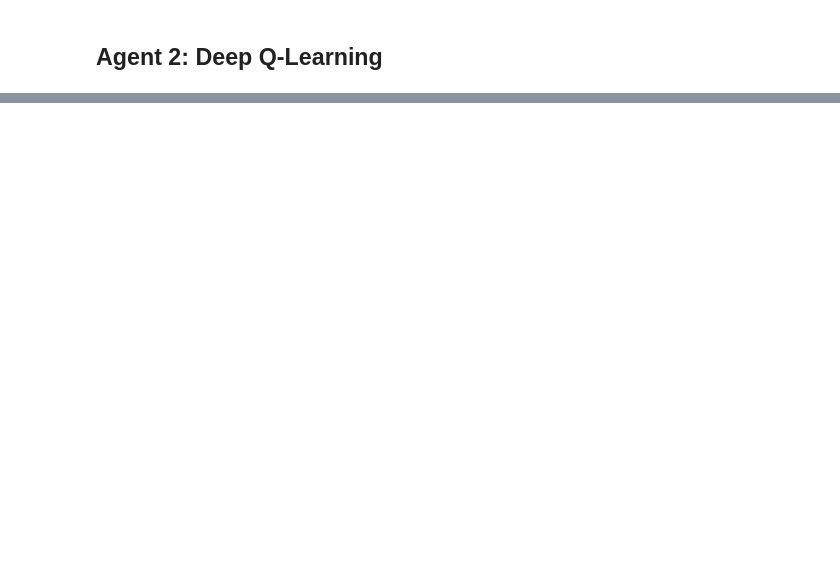
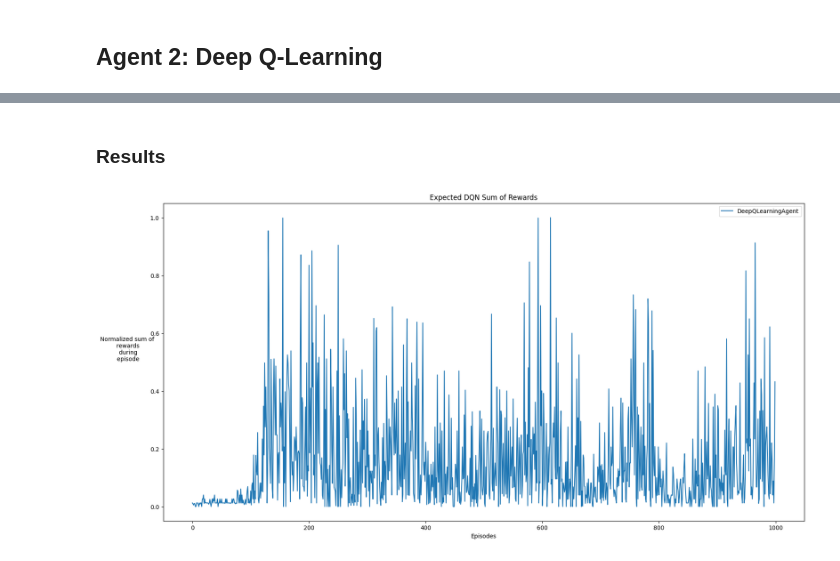
Before and after one commit to nicoboou/flappy-bird-rl, a Jupyter notebook: Text_Flappy_Bird.ipynb, the cells around one changed output, grey strips where cells are left out. Saved outputs shown, nothing was run; the diff lists cells and outputs as text; code cells hidden in the pictures; blank space fills up the shorter version.

```diff
--- a/Text_Flappy_Bird.ipynb
+++ b/Text_Flappy_Bird.ipynb
@@ -174,17 +156,2 @@ plot_policy(q)
 # %% [markdown]
 ## Agent 2: Deep Q-Learning
-# %%
-import math
-import random
-from collections import namedtuple, deque
-from itertools import count
-
-import torch
-import torch.nn as nn
-import torch.optim as optim
-import torch.nn.functional as F
-
-env = gym.make("CartPole-v1")
-
-# if gpu is to be used
-device = torch.device("cuda" if torch.cuda.is_available() else "cpu")
@@ -190,0 +162,7 @@ device = torch.device("cuda" if torch.cuda.is_available() else "cpu")
+# %%
+agent_info = config['DeepQLearningAgent']
+# %%
+dqn_agent = DeepQLearningAgent(env, agent_info)
+all_reward_sums[dqn_agent.__class__.__name__] = []
+all_state_visits[dqn_agent.__class__.__name__] = []
+all_scores[dqn_agent.__class__.__name__] = []
@@ -280,0 +173,2 @@ Congratulations! Now you have:
+# %%
+dqn_agent.train(all_reward_sums, all_state_visits, all_scores)
@@ -280,0 +203,6 @@ Congratulations! Now you have:
+# %% [markdown]
+### Results
+# %%
+plot_sum_rewards(all_reward_sums, algorithms=[dqn_agent.__class__.__name__], title="Expected DQN Sum of Rewards")
+# %% [output]
+[figure, added]
```
Also changed, not shown: parts of 54 cells of this notebook.
